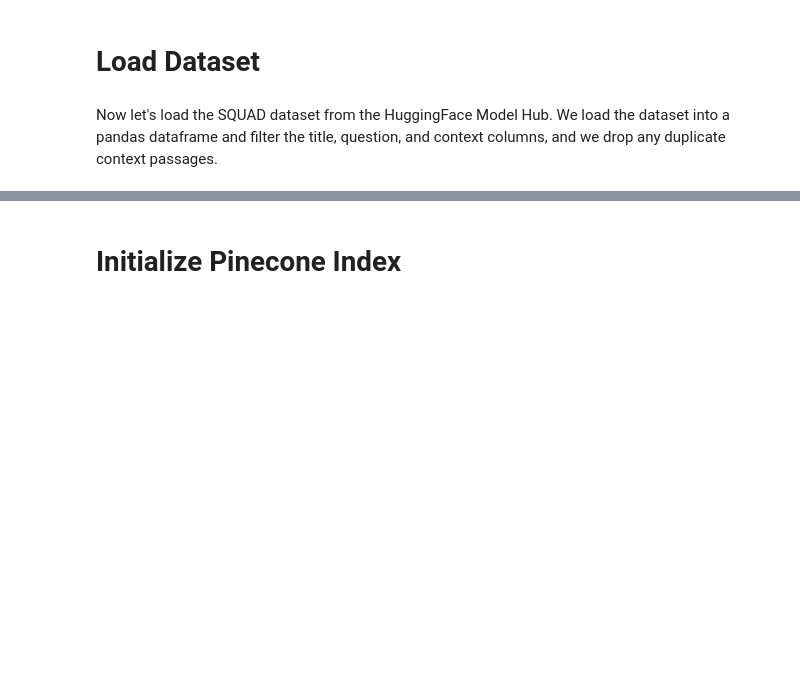
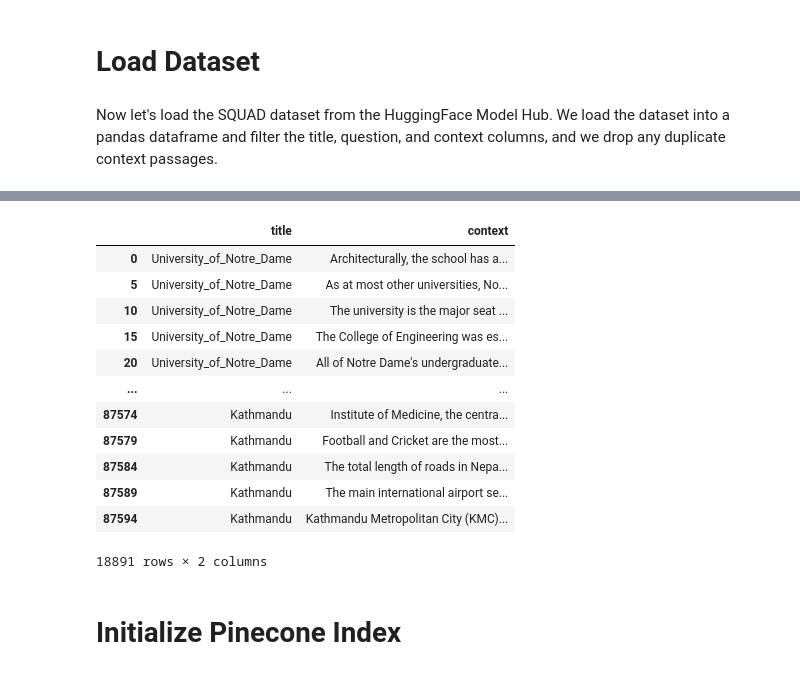
Before and after one commit to ironhack-labs/lab-extractive-question-answering, a Jupyter notebook: lab-extractive-question-answering.ipynb, the cells around one changed output, grey strips where cells are left out. Saved outputs shown, nothing was run; the diff lists cells and outputs as text; code cells hidden in the pictures; blank space fills up the shorter version.

```diff
--- a/lab-extractive-question-answering.ipynb
+++ b/lab-extractive-question-answering.ipynb
@@ -98,7 +103,14 @@ from datasets import load_dataset
 df = load_dataset("rajpurkar/squad", split="train").to_pandas()
 # %%
 # select only title and context column
-df = None
+# Check if df exists and is not None; if not, load the dataset.
+if 'df' not in globals() or df is None:
+    print("Warning: 'df' is not defined or is None. Attempting to load the dataset.")
+    from datasets import load_dataset
+    df = load_dataset("rajpurkar/squad", split="train").to_pandas()
+
+df = df[['title', 'context']]
 # drop rows containing duplicate context passages
-df = None
+df = df.drop_duplicates(subset=['context'])
 df
+# %% [output]
@@ -105,3 +118,16 @@ df
+|  | title | context |
+| 0 | University_of_Notre_Dame | Architecturally, the school has a... |
+| 5 | University_of_Notre_Dame | As at most other universities, No... |
+| 10 | University_of_Notre_Dame | The university is the major seat ... |
+| 15 | University_of_Notre_Dame | The College of Engineering was es... |
+| 20 | University_of_Notre_Dame | All of Notre Dame's undergraduate... |
+| ... | ... | ... |
+| 87574 | Kathmandu | Institute of Medicine, the centra... |
+| 87579 | Kathmandu | Football and Cricket are the most... |
+| 87584 | Kathmandu | The total length of roads in Nepa... |
+| 87589 | Kathmandu | The main international airport se... |
+| 87594 | Kathmandu | Kathmandu Metropolitan City (KMC)... |
+18891 rows × 2 columns
 # %% [markdown]
 # Initialize Pinecone Index
 # %% [markdown]
```
Also changed, not shown: parts of 17 cells of this notebook.
